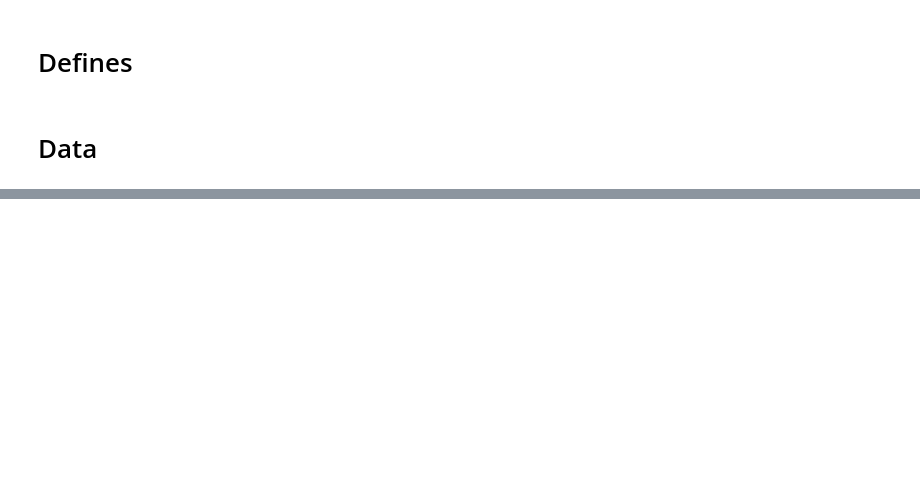
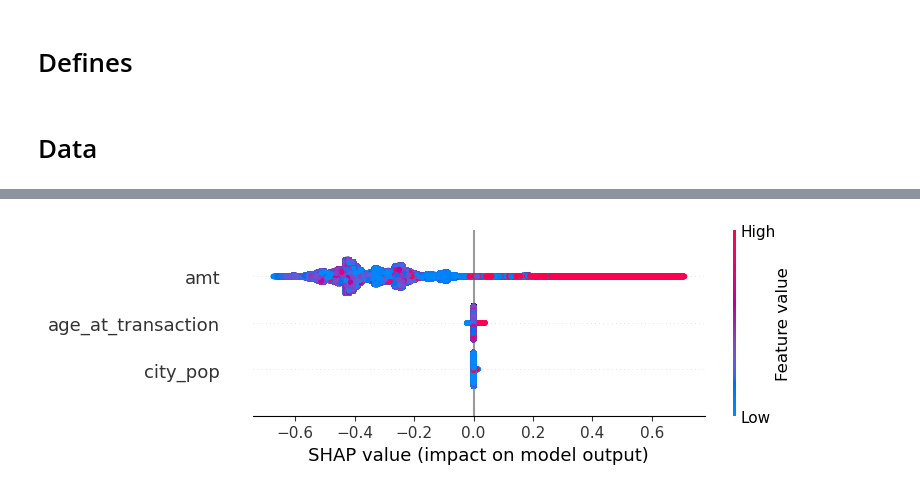
Before and after one commit to glebpnkv/fin_crime, a Jupyter notebook: 2_models.ipynb, the cells around one changed output, grey strips where cells are left out. Saved outputs shown, nothing was run; the diff lists cells and outputs as text; code cells hidden in the pictures; blank space fills up the shorter version.

Commit message:
More work on models

```diff
--- a/2_models.ipynb
+++ b/2_models.ipynb
@@ -277,0 +293,16 @@ pd.DataFrame(cur_evals_result['eval']).plot(y='recall_class_1')
+# %%
+explainer = shap.TreeExplainer(model)
+# %%
+shap_values_train = explainer.shap_values(dtrain)
+df_shap_values_train = pd.DataFrame(
+    shap_values_train,
+    columns=x_cols
+)
+# %%
+# Plot of SHAP values for continuous features
+shap.summary_plot(
+    shap_values_train[:, [i for i, v in enumerate(x_cols) if v in x_cols_cont]],
+    df_train[x_cols_cont]
+)
+# %% [output]
+[figure, added]
```
Also changed, not shown: parts of 55 cells of this notebook, 1 other file.
